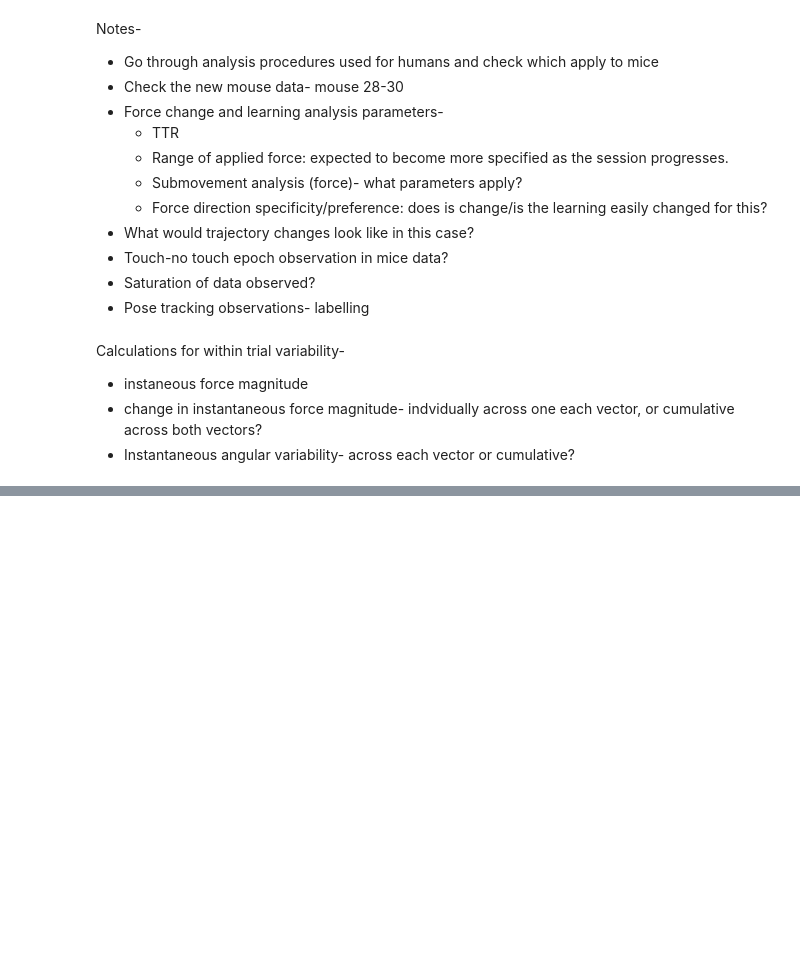
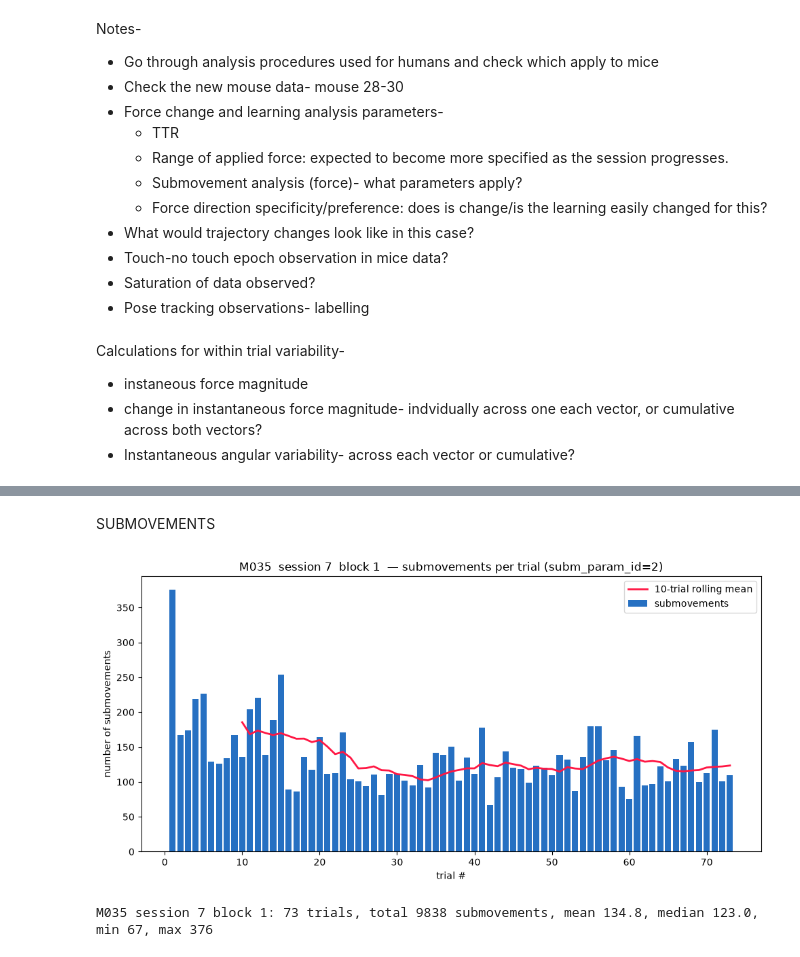
Before and after one commit to rozmar/NDNF-pipeline, a Jupyter notebook: Notebooks/behaviour_analysis_Riddhi(mouse).ipynb, the cells around one changed output, grey strips where cells are left out. Drawn from its saved outputs; the diff is of its cells as text; code cells hidden in the pictures; blank space fills up the shorter version.

Commit message:
behaviour_analysis_Riddhi(mouse).ipynb done behaviour_analysis.py done

```diff
--- a/Notebooks/behaviour_analysis_Riddhi(mouse).ipynb
+++ b/Notebooks/behaviour_analysis_Riddhi(mouse).ipynb
@@ -34,6 +36,6 @@ import numpy as np
 # %%
 # ── Diagnostics: where does the M013 pipeline stop? ──────────────────────────
-subject_id     = 'M036'
+subject_id     = 'M030'
 touch_param_id = 0
 sat_param_id   = 0
 
@@ -411,0 +1065,2 @@ for subject_id in subject_ids:
+# %% [markdown]
+SUBMOVEMENTS
@@ -411,0 +1354,56 @@ for subject_id in subject_ids:
+# %%
+# ── Number of submovements per trial: specific subject/session/block ─────────
+# Reads behavior_analysis.TrialSubmovements.n_submovements (already populated
+# by the previous cell) for every trial in the given block, and plots it
+# against trial number.
+import matplotlib.pyplot as plt
+import numpy as np
+
+# ── parameters ───────────────────────────────────────────────────────────────
+subject_id     = 'M035'   # subject to inspect
+session        = 7       # session to inspect
+block          = 1        # block to inspect
+touch_param_id = 0        # TrialTouchTimes parameter set
+sat_param_id   = 0        # TrialSaturationTimes parameter set
+subm_param_id  = 2       # SubmovementDetectionParams row to use
+rolling_window = 10       # trials, for the rolling-mean overlay
+
+if 'experiment' not in globals() or 'behavior_analysis' not in globals():
+    print("`experiment`/`behavior_analysis` are not defined in this notebook; skipping. "
+          "Run the cell that creates or imports the schemas first.")
+else:
+    subm_key = {'subject_id': subject_id, 'session': session, 'block': block,
+                'touch_param_id': touch_param_id, 'sat_param_id': sat_param_id,
+                'subm_param_id': subm_param_id}
+    trials, n_subm = (behavior_analysis.TrialSubmovements() * experiment.BehaviorTrial()
+                       & subm_key).fetch('trial', 'n_submovements', order_by='trial')
+
+    if len(trials) == 0:
+        print(f'{subject_id} session {session} block {block}: no TrialSubmovements rows found '
+              f'(touch_param_id={touch_param_id}, sat_param_id={sat_param_id}, subm_param_id={subm_param_id}) '
+              '-- populate behavior_analysis.TrialSubmovements for this block first.')
+    else:
+        n_subm = np.asarray(n_subm, dtype=float)
+
+        fig, ax = plt.subplots(figsize=(10, 5))
+        ax.bar(trials, n_subm, color='#0057b8', alpha=0.85, width=0.8, label='submovements')
+        if len(trials) >= rolling_window:
+            roll = np.convolve(n_subm, np.ones(rolling_window) / rolling_window, mode='valid')
+            roll_trials = trials[rolling_window - 1:]
+            ax.plot(roll_trials, roll, '-', color='#ff1744', lw=2,
+                    label=f'{rolling_window}-trial rolling mean')
+        ax.set_xlabel('trial #')
+        ax.set_ylabel('number of submovements')
+        ax.set_title(f'{subject_id}  session {session}  block {block}  '
+                     f'— submovements per trial (subm_param_id={subm_param_id})')
+        ax.legend()
+        plt.tight_layout()
+        plt.show()
+
+        print(f'{subject_id} session {session} block {block}: {len(trials)} trials, '
+              f'total {int(n_subm.sum())} submovements, '
+              f'mean {n_subm.mean():.1f}, median {np.median(n_subm):.1f}, '
+              f'min {int(n_subm.min())}, max {int(n_subm.max())}')
+# %% [output]
+[figure, added]
+M035 session 7 block 1: 73 trials, total 9838 submovements, mean 134.8, median 123.0, min 67, max 376
```
Also changed, not shown: parts of 18 cells of this notebook, 1 other file.
